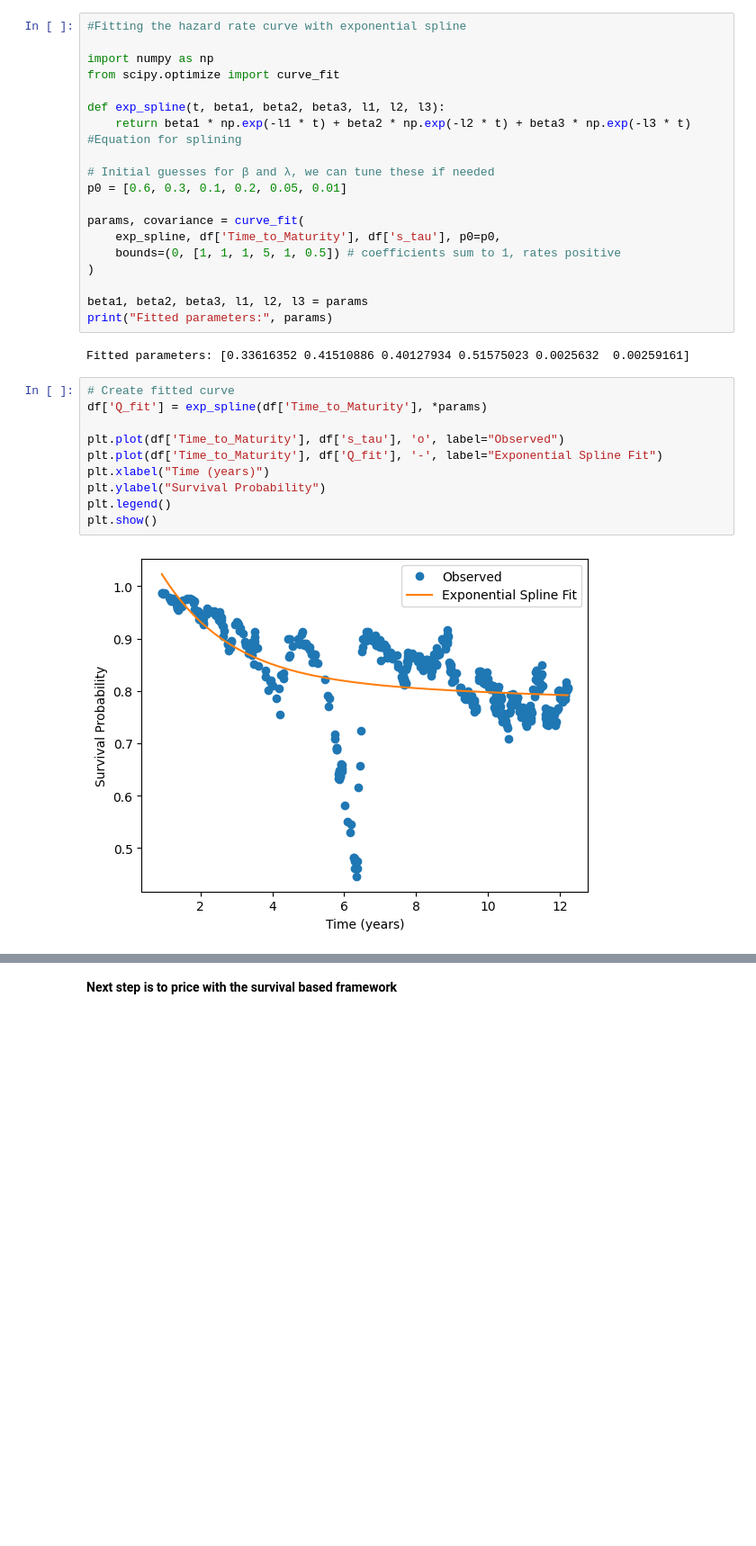
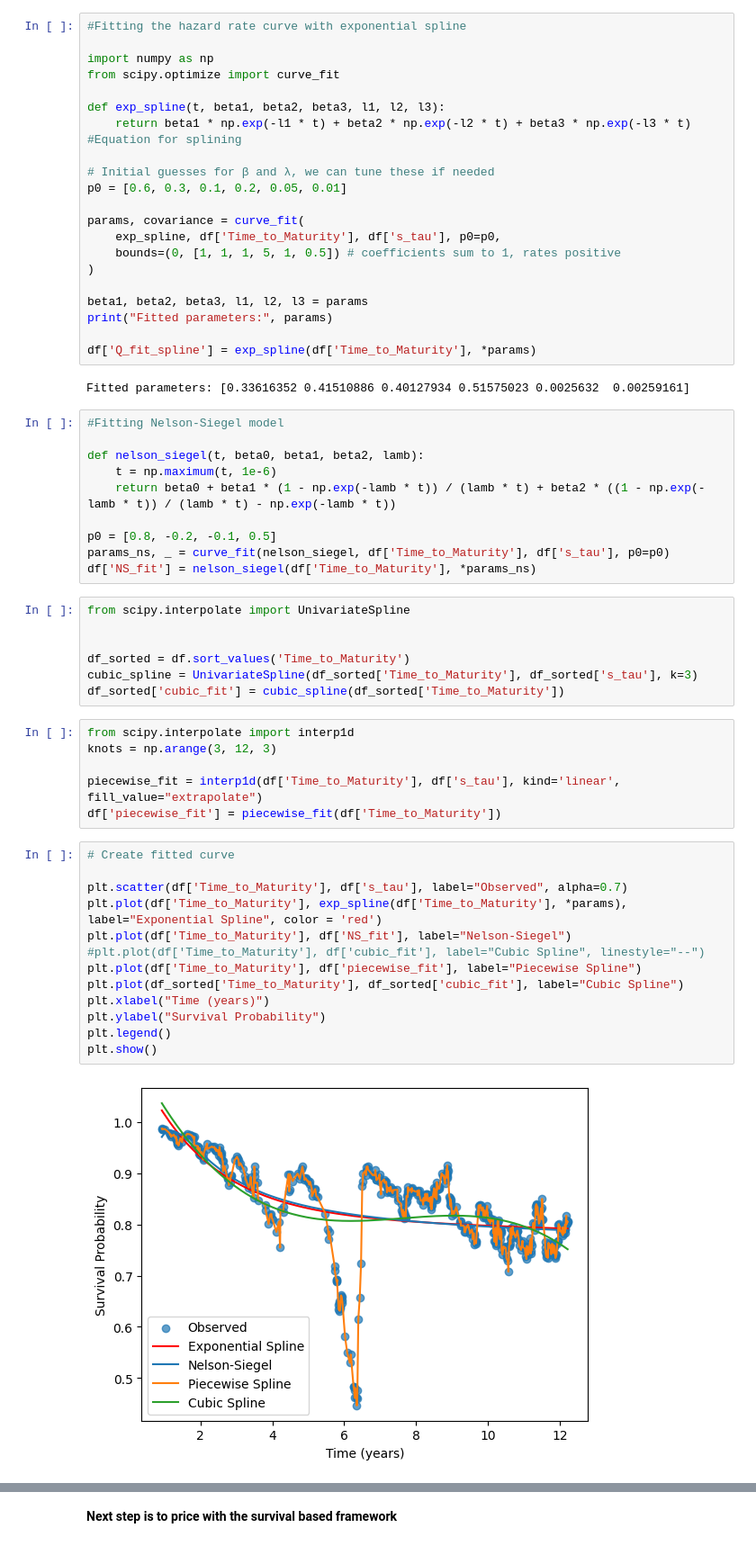
Before and after one commit to Quant-Liam/FE800-Research, a Jupyter notebook: FA800 ProjectDraft.ipynb, the cells around one changed output, grey strips where cells are left out. Shown at 90% size. Cells and saved outputs as stored; diff of their text form; blank space fills up the shorter version.

Commit message:
Modeling for haz curve

```diff
--- a/FA800 ProjectDraft.ipynb
+++ b/FA800 ProjectDraft.ipynb
@@ -167,17 +132,45 @@ params, covariance = curve_fit(
 
 beta1, beta2, beta3, l1, l2, l3 = params
 print("Fitted parameters:", params)
+
+df['Q_fit_spline'] = exp_spline(df['Time_to_Maturity'], *params)
 # %% [output]
 Fitted parameters: [0.33616352 0.41510886 0.40127934 0.51575023 0.0025632  0.00259161]
+# %%
+#Fitting Nelson-Siegel model
+
+def nelson_siegel(t, beta0, beta1, beta2, lamb):
+    t = np.maximum(t, 1e-6)
+    return beta0 + beta1 * (1 - np.exp(-lamb * t)) / (lamb * t) + beta2 * ((1 - np.exp(-lamb * t)) / (lamb * t) - np.exp(-lamb * t))
+
+p0 = [0.8, -0.2, -0.1, 0.5]
+params_ns, _ = curve_fit(nelson_siegel, df['Time_to_Maturity'], df['s_tau'], p0=p0)
+df['NS_fit'] = nelson_siegel(df['Time_to_Maturity'], *params_ns)
+# %%
+from scipy.interpolate import UnivariateSpline
+
+
+df_sorted = df.sort_values('Time_to_Maturity')
+cubic_spline = UnivariateSpline(df_sorted['Time_to_Maturity'], df_sorted['s_tau'], k=3)
+df_sorted['cubic_fit'] = cubic_spline(df_sorted['Time_to_Maturity'])
+# %%
+from scipy.interpolate import interp1d
+knots = np.arange(3, 12, 3)
+
+piecewise_fit = interp1d(df['Time_to_Maturity'], df['s_tau'], kind='linear', fill_value="extrapolate")
+df['piecewise_fit'] = piecewise_fit(df['Time_to_Maturity'])
 # %%
 # Create fitted curve
-df['Q_fit'] = exp_spline(df['Time_to_Maturity'], *params)
 
-plt.plot(df['Time_to_Maturity'], df['s_tau'], 'o', label="Observed")
-plt.plot(df['Time_to_Maturity'], df['Q_fit'], '-', label="Exponential Spline Fit")
+plt.scatter(df['Time_to_Maturity'], df['s_tau'], label="Observed", alpha=0.7)
+plt.plot(df['Time_to_Maturity'], exp_spline(df['Time_to_Maturity'], *params), label="Exponential Spline", color = 'red')
+plt.plot(df['Time_to_Maturity'], df['NS_fit'], label="Nelson-Siegel")
+#plt.plot(df['Time_to_Maturity'], df['cubic_fit'], label="Cubic Spline", linestyle="--")
+plt.plot(df['Time_to_Maturity'], df['piecewise_fit'], label="Piecewise Spline")
+plt.plot(df_sorted['Time_to_Maturity'], df_sorted['cubic_fit'], label="Cubic Spline")
 plt.xlabel("Time (years)")
 plt.ylabel("Survival Probability")
 plt.legend()
 plt.show()
 # %% [output]
-[figure, old version]
+[figure, new version]
```
Also changed, not shown: parts of 7 cells of this notebook.
